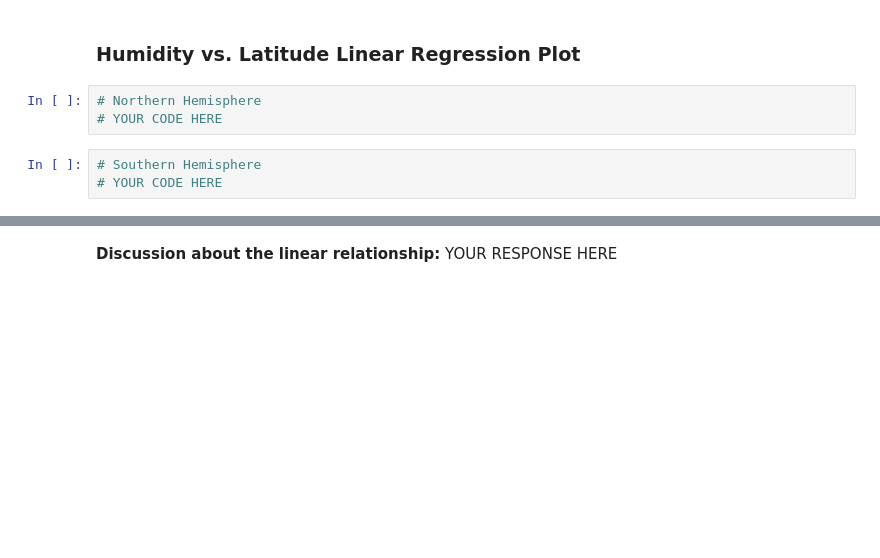
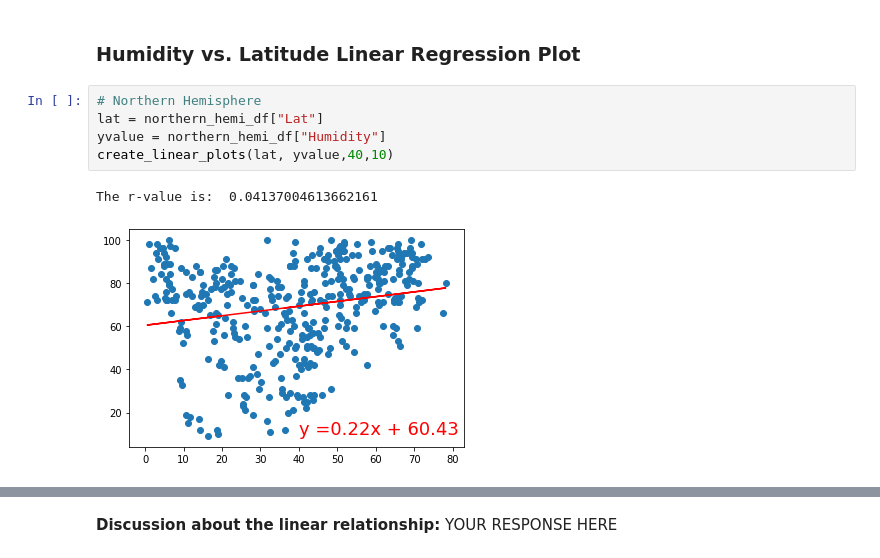
Before and after one commit to mukhran/Python_API, a Jupyter notebook: WeatherPy/WeatherPy.ipynb, the cells around one changed output, grey strips where cells are left out. Cells and saved outputs as stored; diff of their text form; blank space fills up the shorter version.

```diff
--- a/WeatherPy/WeatherPy.ipynb
+++ b/WeatherPy/WeatherPy.ipynb
@@ -327,9 +351,11 @@ southern_hemi_df.head()
 **Discussion about the linear relationship:** YOUR RESPONSE HERE
 # %% [markdown]
 ### Humidity vs. Latitude Linear Regression Plot
-# %%
-# Northern Hemisphere
-# YOUR CODE HERE
-# %%
-# Southern Hemisphere
-# YOUR CODE HERE
+# %%
+# Northern Hemisphere
+lat = northern_hemi_df["Lat"]
+yvalue = northern_hemi_df["Humidity"]
+create_linear_plots(lat, yvalue,40,10)
+# %% [output]
+The r-value is:  0.04137004613662161
+[figure, added]
```
Also changed, not shown: parts of 27 cells of this notebook, 6 other files.
